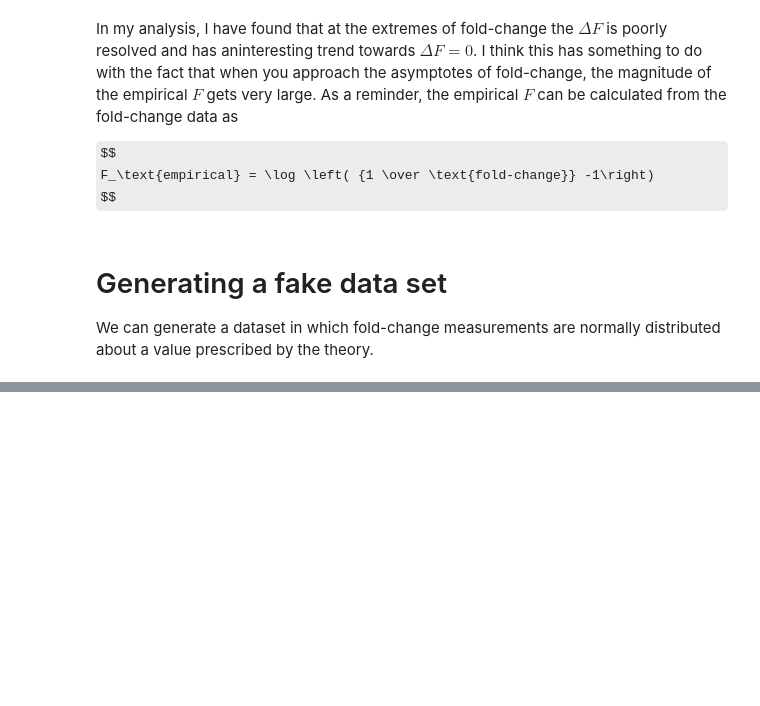
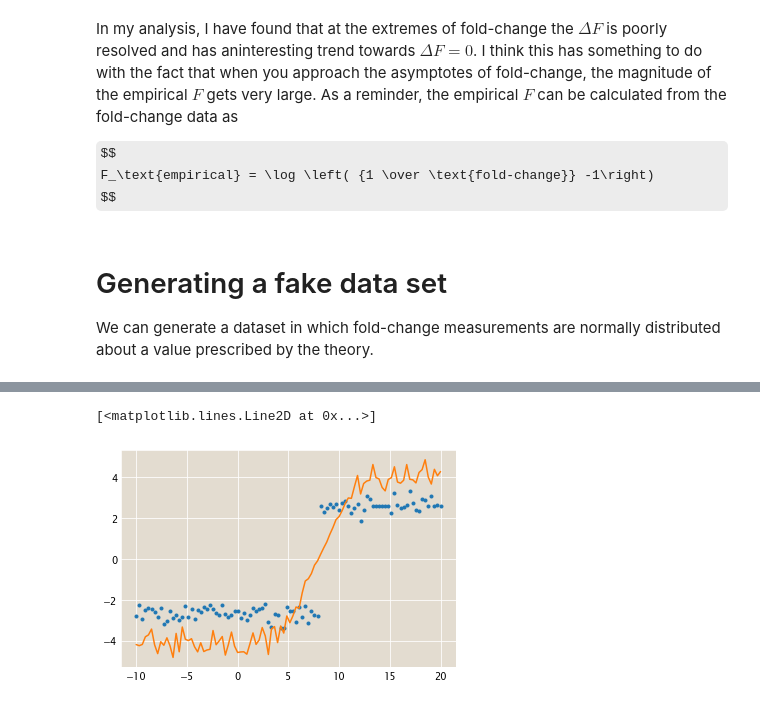
Before and after one commit to RPGroup-PBoC/mwc_mutants, a Jupyter notebook: code/analysis/Exploring_fc_error.ipynb, the cells around one changed output, grey strips where cells are left out. Saved outputs shown, nothing was run; the diff lists cells and outputs as text; code cells hidden in the pictures; some formulas as TeX source; blank space fills up the shorter version.

```diff
--- a/code/analysis/Exploring_fc_error.ipynb
+++ b/code/analysis/Exploring_fc_error.ipynb
@@ -142,0 +112,6 @@ Length: 10000, dtype: int64
+# %%
+plt.plot(true_bohr ,np.sign(bohr) * np.log(fc_sigma**-1 -1), '.')
+plt.plot(true_bohr, bohr)
+# %% [output]
+[<matplotlib.lines.Line2D at 0x...>]
+[figure, added]
```
Also changed, not shown: parts of 24 cells of this notebook, 49 other files.
